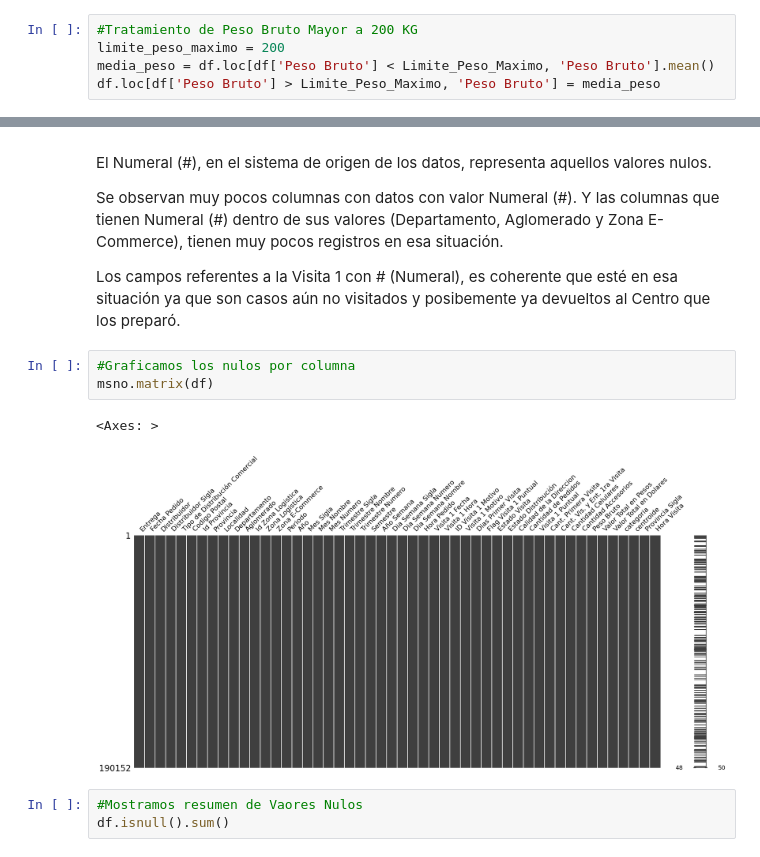
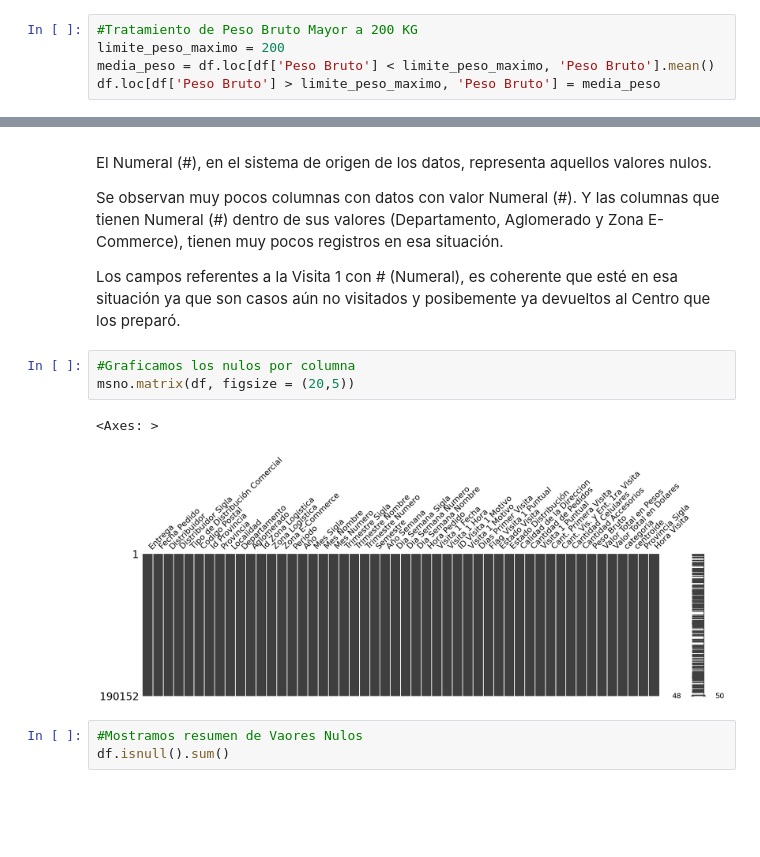
Before and after one commit to Leonardo-rodcas/Proyecto-DS-61190-E-Commerce, a Jupyter notebook: ProyectoDS_Rodriguez_Castillo_Leonardo.ipynb, the cells around one changed output, grey strips where cells are left out. Saved outputs shown, nothing was run; the diff lists cells and outputs as text; blank space fills up the shorter version.

```diff
--- a/ProyectoDS_Rodriguez_Castillo_Leonardo.ipynb
+++ b/ProyectoDS_Rodriguez_Castillo_Leonardo.ipynb
@@ -543,8 +543,8 @@ Esto nos permite concluir que tenemos un muy buen dataset, con una alta calidad
 # %%
 #Tratamiento de Peso Bruto Mayor a 200 KG
 limite_peso_maximo = 200
-media_peso = df.loc[df['Peso Bruto'] < Limite_Peso_Maximo, 'Peso Bruto'].mean()
-df.loc[df['Peso Bruto'] > Limite_Peso_Maximo, 'Peso Bruto'] = media_peso
+media_peso = df.loc[df['Peso Bruto'] < limite_peso_maximo, 'Peso Bruto'].mean()
+df.loc[df['Peso Bruto'] > limite_peso_maximo, 'Peso Bruto'] = media_peso
 # %%
 #Tratamiento de Peso Bruto = 0 (cero)
 df.loc[df['Peso Bruto'] == 0, 'Peso Bruto'] = media_peso
@@ -619,10 +637,10 @@ Se observan muy pocos columnas con datos con valor Numeral (#). Y las columnas q
 Los campos referentes a la Visita 1 con # (Numeral), es coherente que esté en esa situación ya que son casos aún no visitados y posibemente ya devueltos al Centro que los preparó.
 # %%
 #Graficamos los nulos por columna
-msno.matrix(df)
+msno.matrix(df, figsize = (20,5))
 # %% [output]
 <Axes: >
-[figure, old version]
+[figure, new version]
 # %%
 #Mostramos resumen de Vaores Nulos
 df.isnull().sum()
```
Also changed, not shown: parts of 6 cells of this notebook.
